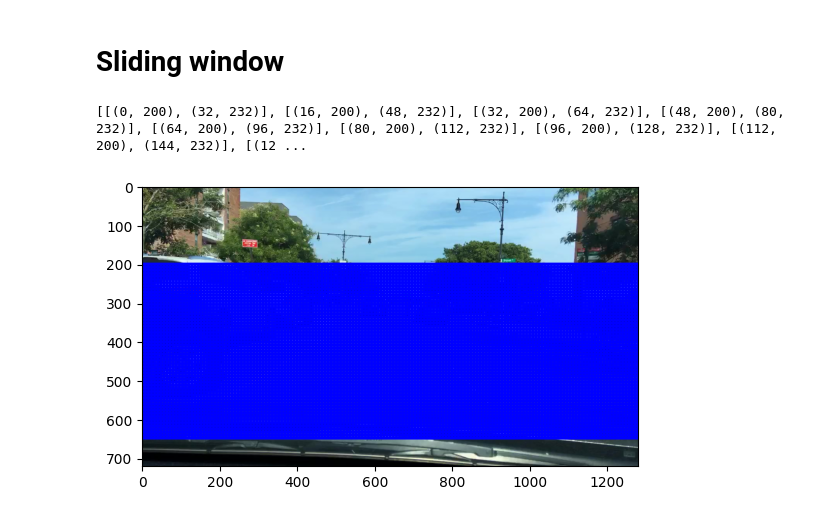
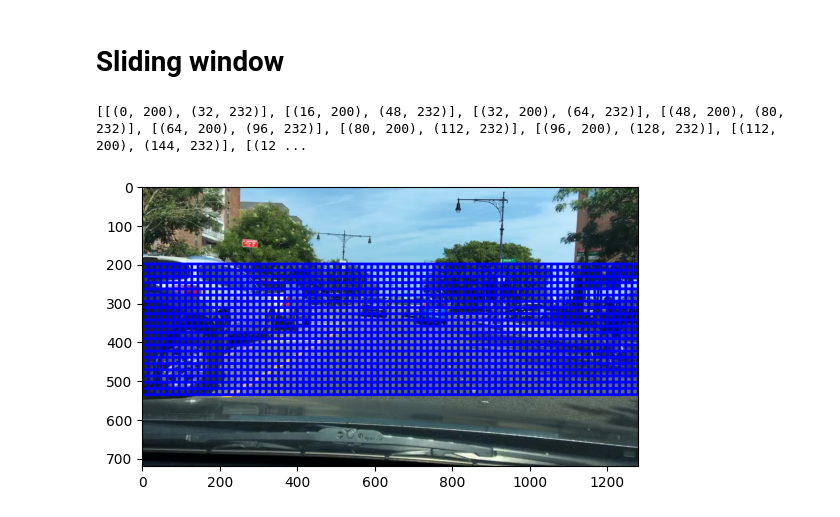
Before and after one commit to gralexrob1/vehicle-detection-in-dashcam-videos, a Jupyter notebook: notebooks/05_Sliding_window.ipynb, the cells around one changed output. Saved outputs shown, nothing was run; the diff lists cells and outputs as text; code cells hidden in the pictures.

```diff
--- a/notebooks/05_Sliding_window.ipynb
+++ b/notebooks/05_Sliding_window.ipynb
@@ -160,17 +45,17 @@ def draw_boxes(img, bboxes, color=(0, 0, 255), thick=6):
 # %%
 slide_window_params = {
     'x_start_stop': [None, None],
-    'y_start_stop': [200, 650],
-    'overlapping': 0.5,
-    'window_sizes': [(32, 32), (64, 64), (64, 32), (128, 64), (32, 16), (16, 16), (128, 128), (256, 256), (256, 128), (16, 32)]
+    'y_start_stop': [200, 550],
+    'overlapping': [0.5, 0.5, 0.5],
+    'window_sizes': [(32, 32), (64, 64), (128, 128)]
 }
 
 feature_image = frame
 windows = slide_window(feature_image, **slide_window_params)
 print(windows)
 window_img = draw_boxes(feature_image, windows, color=(0, 0, 255), thick=6)
 plt.imshow(window_img)
 plt.show()
 # %% [output]
 [[(0, 200), (32, 232)], [(16, 200), (48, 232)], [(32, 200), (64, 232)], [(48, 200), (80, 232)], [(64, 200), (96, 232)], [(80, 200), (112, 232)], [(96, 200), (128, 232)], [(112, 200), (144, 232)], [(12 ...
-[figure, old version]
+[figure, new version]
```
Also changed, not shown: parts of 2 cells of this notebook, 3 other files.
